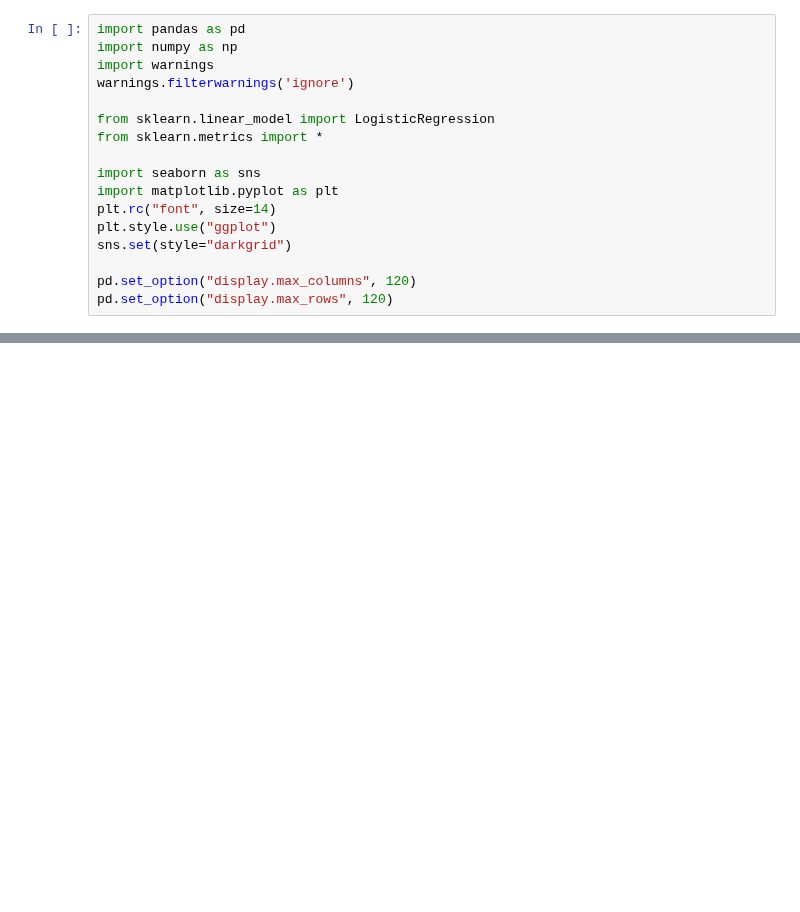
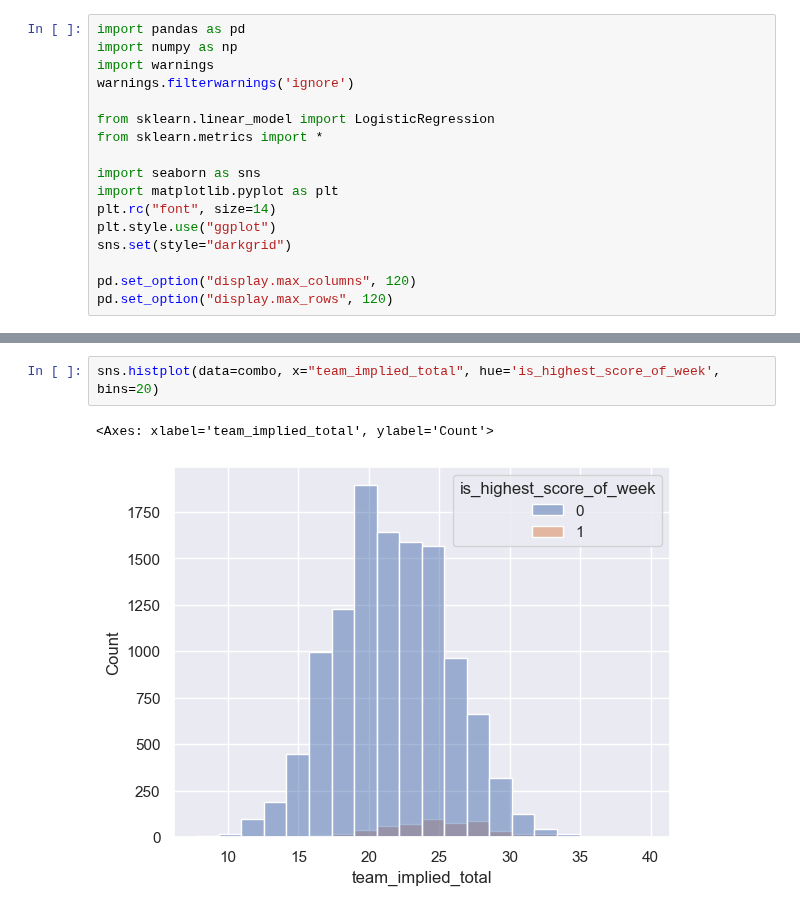
Before and after one commit to bhuggard/CheckTheCover, a Jupyter notebook: data/data_pull.ipynb, the cells around one changed output, grey strips where cells are left out. Saved outputs shown, nothing was run; the diff lists cells and outputs as text; blank space fills up the shorter version.

```diff
--- a/data/data_pull.ipynb
+++ b/data/data_pull.ipynb
@@ -33,0 +125,5 @@ pd.read_csv('nfl_game_data_for_simulation.csv')
+# %%
+sns.histplot(data=combo, x="team_implied_total", hue='is_highest_score_of_week', bins=20)
+# %% [output]
+<Axes: xlabel='team_implied_total', ylabel='Count'>
+[figure, added]
```
Also changed, not shown: parts of 25 cells of this notebook, 1 other file.
